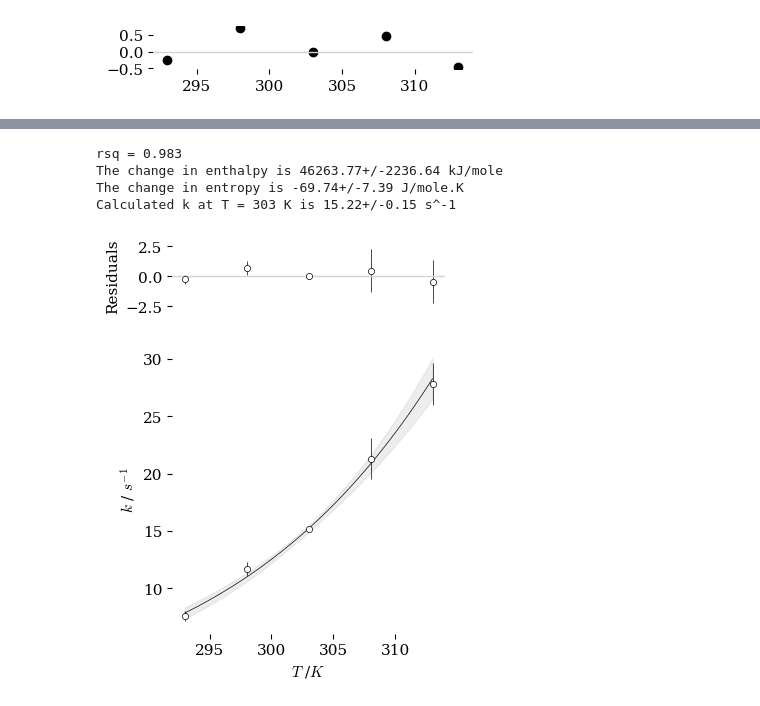
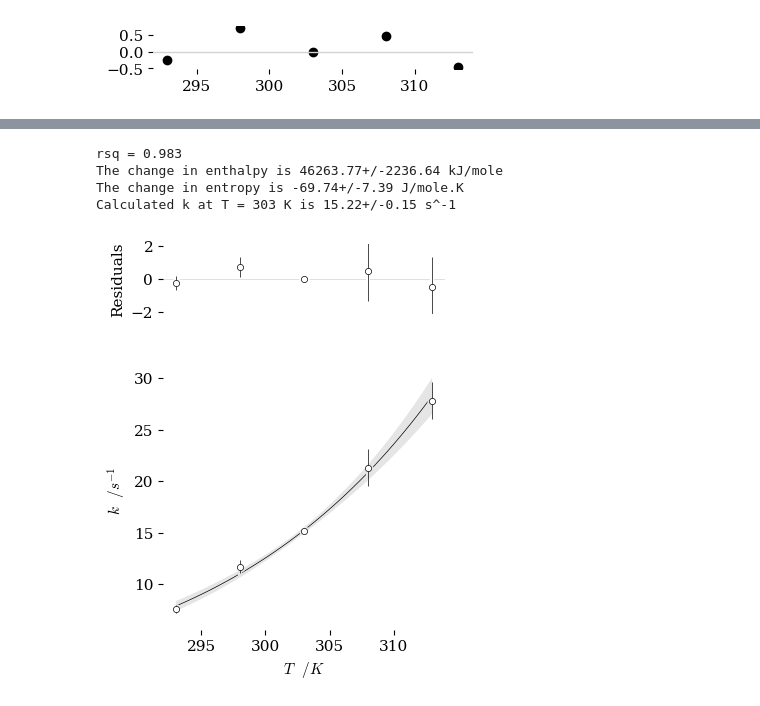
Before and after one commit to blinkletter/StealThisCode, a Jupyter notebook: 5_Erying/5A-Eyring_Exercises_2_curvefit.ipynb, the cells around one changed output, grey strips where cells are left out. Saved outputs shown, nothing was run; the diff lists cells and outputs as text; code cells hidden in the pictures.

```diff
--- a/5_Erying/5A-Eyring_Exercises_2_curvefit.ipynb
+++ b/5_Erying/5A-Eyring_Exercises_2_curvefit.ipynb
@@ -11,16 +11,25 @@ The function can be changed and a fit to a different model can be achieved with
 
 In a *Python* notebook we can mix code and text. In the code block below are commands to load the libraries and modules we ill need for this exercise. there are some special commands that are used to run unix xommands directly in the terminal of *Colab* to install *Python* packages that are not available by default. These are "commented out" so that they don't run on your own computer should you have downloaded this notebook. You will need to delete the "hashtag" comment symbol to use these in *Colab*. Don't worry, you will get an error if you forget that will remind you.
 # %%
-#!pip install uncertainties              # uncomment to install dependancy
+### Install and load packages
+#
+# #!pip install uncertainties              # uncomment to install dependancy
 
 from scipy.optimize import curve_fit     # tool for curve fitting
 import scipy                             # includes tools for data analysis
+import scipy.stats
 import numpy as np                       # import the tools of NumPy but use a shorter name, "np"
 from matplotlib import pyplot as plt     # tools for plotting
 
-
 import uncertainties as un               # tool set for handling numbers with uncertainties
 from uncertainties import unumpy as unp  # a replacement for numpy that uses uncertainty values
+
+### Set global variables
+
+location_data = "./data/"                   ## Use either local folde or github folder. use github locations for Colab
+location_styles = "./"
+#location_data = "https://raw.githubusercontent.com/blinkletter/StealThisCode/main/data/"
+#location_styles = "https://raw.githubusercontent.com/blinkletter/StealThisCode/main/styles/"
 # %% [markdown]
 ## Perform Linear Curve Fit
 
@@ -438,9 +455,8 @@ print(f"Calculated k at T = {Temp} K is {kobs:0.2f} s^-1")
 plt.rcdefaults()
 
 style = "tufte.mplstyle"
-##style = "S2_classic2.mplstyle"
-#style_name = github_location_styles + style
-style_name = "../styles/"+ style
+#style = "S2_classic2.mplstyle"
+style_name = location_styles + style
 plt.style.use(style_name)
 
 size = [4,5]
@@ -449,16 +465,18 @@ fig, ax = plt.subplots(nrows=2, ncols=1, figsize=size, height_ratios=[1, 4])
 # Settings for plot
 ax[1].set(
 #          title = Title,
-          ylabel=r"$k$ / $s^{-1}$",
-          xlabel=r"$T$ /$K$",
+          ylabel=r"$k$  $/s^{-1}$",
+          xlabel=r"$T$  $/K$",
 #          xlim=[0, np.max(x) + np.max(x) * 0.1],
 #          ylim=[None,None]
        )
 
-#ax.scatter(x, y, marker = "o", s = 70, color = "white", alpha = 1.0, zorder = 1)
+### White background graphics
+ax[1].scatter(x, y, marker = "o", s = 40, color = "white", zorder = 2)
+### Data graphics
 ax[1].scatter(x, y, marker = "o", s = 20,
               color = "white", edgecolors = "black",
-              linewidths=0.5, zorder = 3)
+              linewidths=0.5, zorder = 4)
 
 
 ### calculate y-values using best fit parameters
@@ -469,7 +487,7 @@ best_fit_y = eyring_u(x_0, dH, dS)     # uncertain array of line fit
 # Plot the curve fit line
 ax[1].plot(x_0,unp.nominal_values(best_fit_y),
            marker = None, color = "black",
-           linewidth=0.5, zorder = 2)
+           linewidth=0.5, zorder = 0)
 
 
 ######################
@@ -483,50 +501,57 @@ fit_dn = unp.nominal_values(best_fit_y) - unp.std_devs(best_fit_y) * sigma
 
 # make filled band
 ax[1].fill_between(x_0, fit_up, fit_dn,
-                   color="lightgray", alpha=0.4, zorder = 0,
+                   facecolor="black", alpha=0.1, zorder = 2,
                    label="confidence interval")
 
 # Add error bars
+### White background graphics
+ax[1].errorbar(x, y, yerr=y_err*sigma*2, xerr=None, fmt="None",
+               ecolor="white", elinewidth=3, dash_capstyle="round",
+               zorder=1)
+### Data graphics
 ax[1].errorbar(x, y, yerr=y_err*sigma, xerr=None, fmt="None",
                ecolor="black", elinewidth=0.5,
              #  capsize=2, capthick=0.5,
-               zorder=2)
+               zorder=3)
 
 #plt.show()                                       # show plot (and clear)
 
 ######################
 ### Plot the residuals
 ######################
+residuals = y - eyring(x, dH.n, dS.n)      # difference between data and line-fit
 
 ax[0].set(
 #          title = Title,
           ylabel=r"Residuals",
           xlabel=r"",
 #          xlim=[0, np.max(x) + np.max(x) * 0.1],
-          ylim=[-3,3]
+          ylim=[-np.max(residuals)*3,np.max(residuals)*3]
        )
-
-residuals = y - eyring(x, dH.n, dS.n)      # difference between data and line-fit
+### White background Graphics
+ax[0].scatter(x, residuals, marker = "o", s = 40, color = "white", zorder = 1)
+ax[0].errorbar(x, residuals, yerr=y_err*sigma, xerr=None, fmt="None",
+               ecolor="white", elinewidth=3, zorder=1)
+### Data graphics
 ax[0].scatter(x, residuals, marker = "o", s = 20,
               color = "white", edgecolors = "black",
               linewidths=0.5, zorder = 3)
 ax[0].errorbar(x, residuals, yerr=y_err*sigma, xerr=None, fmt="None",
-               ecolor="black", elinewidth=0.5,
+               ecolor="black", elinewidth=0.5, dash_capstyle="projecting",
              #  capsize=2, capthick=0.5,
                zorder=2)
-
-ax[0].axhline(0, color='lightgray')          # plot a horizontal line
+### Other elements
+ax[0].axhline(0, color='lightgray', linewidth=0.5, zorder = 0)          # plot a horizontal line
 ax[0].set_xticks([])
-
-#plt.show()
 
 ### Output plot
 plt.tight_layout(pad=2, h_pad=None, w_pad=None, rect=None)
-plt.savefig("EyringX.pdf")
+plt.savefig("plots/Eyring_kvsT_2A_withresiduals.pdf")
 plt.show()
 # %% [output]
 rsq = 0.983
 The change in enthalpy is 46263.77+/-2236.64 kJ/mole
 The change in entropy is -69.74+/-7.39 J/mole.K
 Calculated k at T = 303 K is 15.22+/-0.15 s^-1
-[figure, old version]
+[figure, new version]
```
Also changed, not shown: parts of 14 cells of this notebook, 21 other files.
